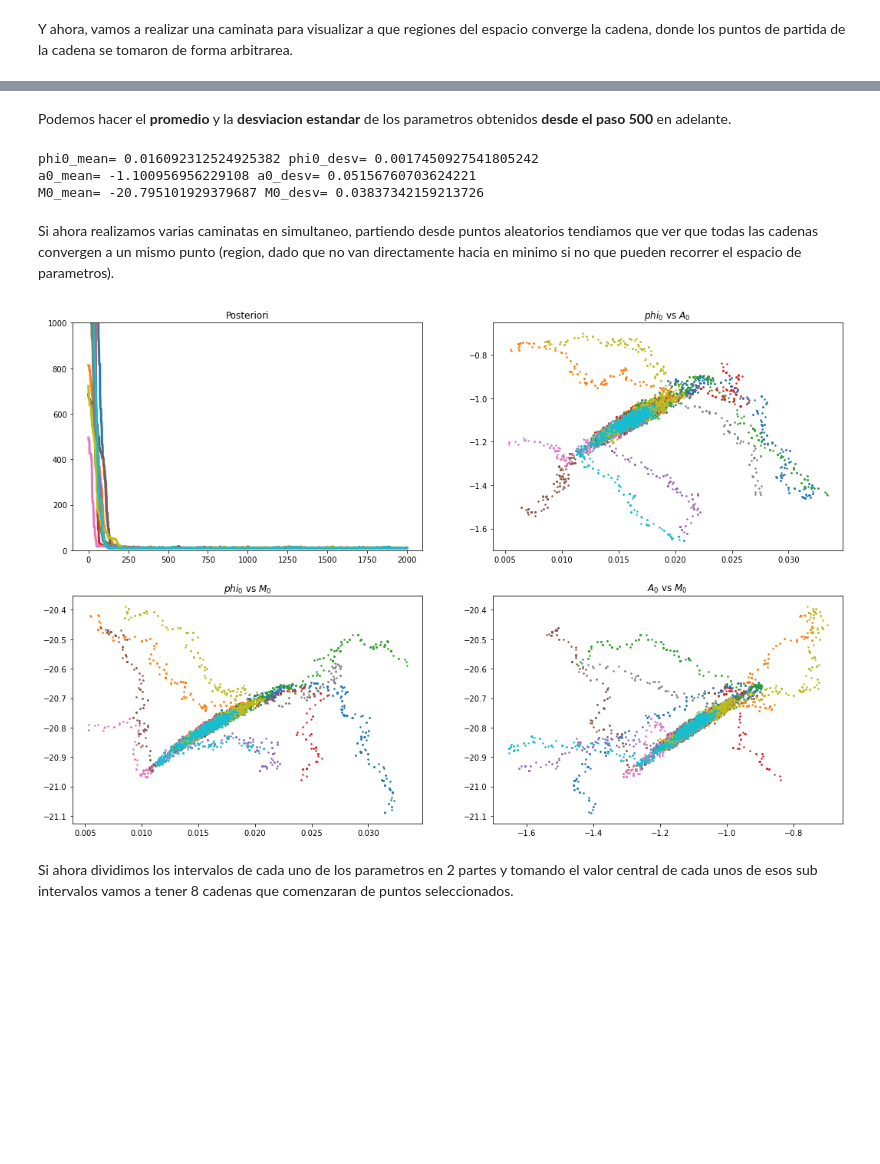
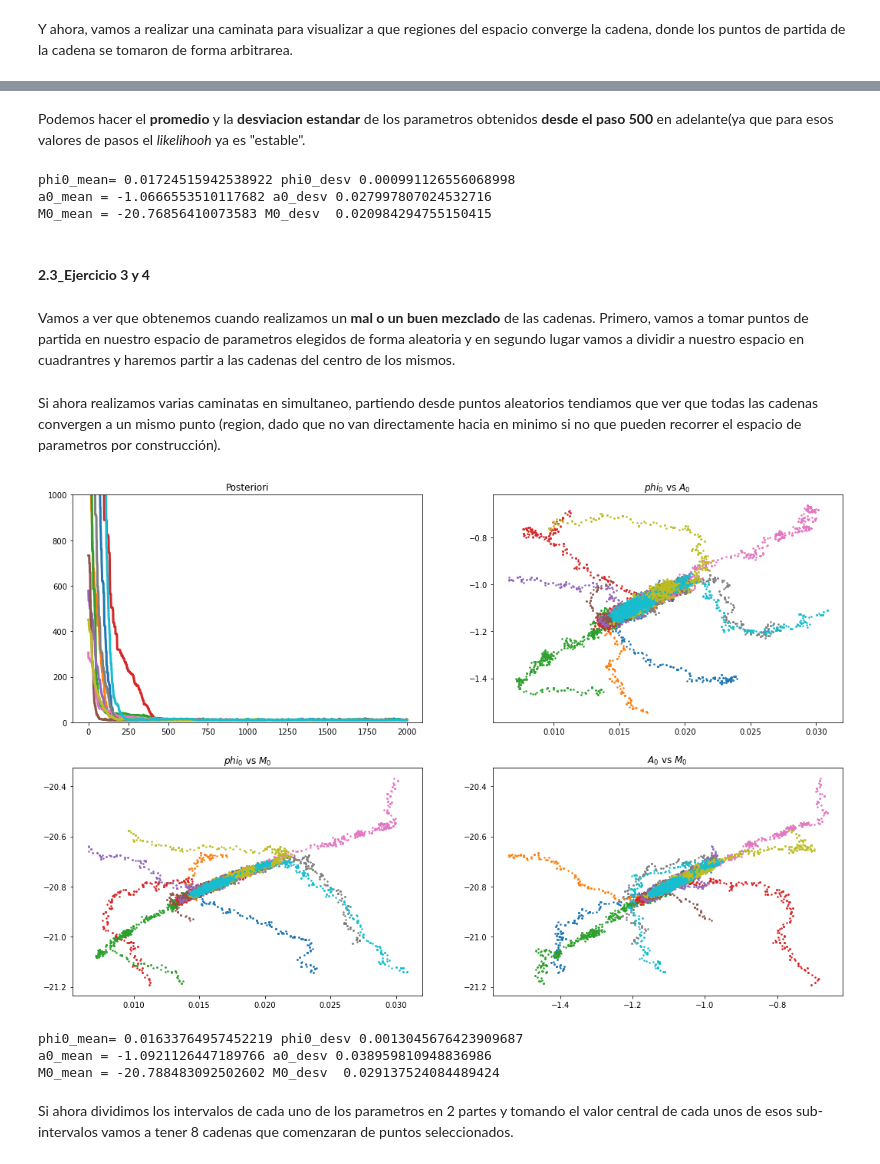
Before and after one commit to MarcosAJB00/Astrometria, a Jupyter notebook: Guia4/Practico 4.ipynb, the cells around one changed output, grey strips where cells are left out. Cells and saved outputs as stored; diff of their text form; code cells hidden in the pictures; blank space fills up the shorter version.

```diff
--- a/Guia4/Practico 4.ipynb
+++ b/Guia4/Practico 4.ipynb
@@ -262,14 +222,15 @@ def metropolis(m,f,phi0,a0,m0,N,philim,Alim,Mlim,sigma): #aca los phi0,a0 y m0 s
         param[0][0],param[0][1],param[0][2] = phi0,a0,m0
     else:
         return ('Los parametros no estan dentro de los valores permitidos')
+        return(None)
     poste = []
     rl = []
     for i in range(N-1):
         h = posteriori (m,f, param[i][0],param[i][1],param[i][2],sigma,philim,Alim,Mlim)
         poste.append(h)
-        param[i+1][0] = param[i][0] + ((np.random.rand()*2.0)-1.0)*((philim[1]-philim[0])/50)
-        param[i+1][1] = param[i][1] + ((np.random.rand()*2.0)-1.0)*((Alim[1]-Alim[0])/50)
-        param[i+1][2] = param[i][2] + ((np.random.rand()*2.0)-1.0)*((Mlim[1]-Mlim[0])/50)
+        param[i+1][0] = param[i][0] + ((np.random.rand()*2.0)-1.0)*((philim[1]-philim[0])/80)
+        param[i+1][1] = param[i][1] + ((np.random.rand()*2.0)-1.0)*((Alim[1]-Alim[0])/80)
+        param[i+1][2] = param[i][2] + ((np.random.rand()*2.0)-1.0)*((Mlim[1]-Mlim[0])/80)
         #
         if priors(param[i+1][0],param[i+1][1],param[i+1][2],philim,Alim,Mlim) == 1:
             k = posteriori (m,f, param[i+1][0],param[i+1][1],param[i+1][2],sigma,philim,Alim,Mlim)
@@ -329,55 +285,76 @@ plt.show()
 # %% [markdown]
-Podemos hacer el **promedio** y la **desviacion estandar** de los parametros obtenidos **desde el paso 500** en adelante.
+Podemos hacer el **promedio** y la **desviacion estandar** de los parametros obtenidos **desde el paso 500** en adelante(ya que para esos valores de pasos el *likelihooh* ya es "estable".
-# %%
-phi0_mean = np.mean(par[500:,0])
-phi0_desv = np.std(par[500:,0])
-a0_mean = np.mean(par[500:,1])
-a0_desv = np.std(par[500:,1])
-M0_mean = np.mean(par[500:,2])
-M0_desv = np.std(par[500:,2])
-print('phi0_mean=',phi0_mean,'phi0_desv=',phi0_desv)
-print('a0_mean=',a0_mean,'a0_desv=',a0_desv)
-print('M0_mean=',M0_mean,'M0_desv=',M0_desv)
-# %% [output]
-phi0_mean= 0.016092312524925382 phi0_desv= 0.0017450927541805242
-a0_mean= -1.100956956229108 a0_desv= 0.05156760703624221
-M0_mean= -20.795101929379687 M0_desv= 0.03837342159213726
+# %%
+phi0_mean = np.mean(par[500:,0])
+phi0_desv = np.std(par[500:,0])
+a0_mean = np.mean(par[500:,1])
+a0_desv = np.std(par[500:,1])
+M0_mean = np.mean(par[500:,2])
+M0_desv = np.std(par[500:,2])
+print('phi0_mean=',phi0_mean,'phi0_desv',phi0_desv)
+print('a0_mean =',a0_mean,'a0_desv',a0_desv)
+print('M0_mean =',M0_mean,'M0_desv ',M0_desv)
+# %% [output]
+phi0_mean= 0.01724515942538922 phi0_desv 0.000991126556068998
+a0_mean = -1.0666553510117682 a0_desv 0.027997807024532716
+M0_mean = -20.76856410073583 M0_desv  0.020984294755150415
+# %% [markdown]
+#### **2.3_Ejercicio 3 y 4**
+# %% [markdown]
+Vamos a ver que obtenemos cuando realizamos un **mal o un buen mezclado** de las cadenas. Primero, vamos a tomar puntos de partida en nuestro espacio de parametros elegidos de forma aleatoria y en segundo lugar vamos a dividir a nuestro espacio  en cuadrantres y haremos partir a las cadenas del centro de los mismos.
 # %% [markdown]
-Si ahora realizamos varias caminatas en simultaneo, partiendo desde puntos aleatorios tendiamos que ver que todas las cadenas convergen a un mismo punto (region, dado que no van directamente hacia en minimo si no que pueden recorrer el espacio de parametros).
+Si ahora realizamos varias caminatas en simultaneo, partiendo desde puntos aleatorios tendiamos que ver que todas las cadenas convergen a un mismo punto (region, dado que no van directamente hacia en minimo si no que pueden recorrer el espacio de parametros por construcción).
 # %%
 philim = [0.005,0.035]
 Alim = [-1.66,-0.66]
 Mlim = [-21.22,-20.33]
+phi0_mean = []
+a0_mean = []
+M0_mean = []
+parametros = []
+
 plt.figure(figsize = (18,12))
 for i in range(10):
     fi0 = np.random.random()*0.030+0.005
     a0 = np.random.random()*1-1.66
     m0 = np.random.random()*0.89-21.22
     pos = metropolis(df['MAG'],df['PHI'],fi0,a0,m0,2000,philim,Alim,Mlim,sigma)[0]
     par = metropolis(df['MAG'],df['PHI'],fi0,a0,m0,2000,philim,Alim,Mlim,sigma)[2]
+    parametros.append(par)
 
     plt.subplot(2,2,1)
     plt.plot(pos,'-',lw = 3)
     plt.ylim(0,1000,200)
     plt.title('Posteriori')
 
     plt.subplot(2,2,2)
     plt.plot(par[:,0],par[:,1],'.',ms = 3)
     plt.title('$phi_0$ vs $A_0$ ')
 
     plt.subplot(2,2,3)
     plt.plot(par[:,0],par[:,2],'.',ms = 3)
     plt.title('$phi_0$ vs $M_0$ ')
 
     plt.subplot(2,2,4)
     plt.plot(par[:,1],par[:,2],'.',ms = 3)
     plt.title('$A_0$ vs $M_0$ ')
 
+    phi0_mean.append(par[500:,0])
+    a0_mean.append(par[500:,1])
+    M0_mean.append(par[500:,2])
+
 plt.show()
+
+print('phi0_mean=',np.mean(phi0_mean),'phi0_desv',np.std(phi0_mean))
+print('a0_mean =',np.mean(a0_mean),'a0_desv',np.std(a0_mean))
+print('M0_mean =',np.mean(M0_mean),'M0_desv ',np.std(M0_mean))
 # %% [output]
-[figure, old version]
+[figure, new version]
+phi0_mean= 0.01633764957452219 phi0_desv 0.0013045676423909687
+a0_mean = -1.0921126447189766 a0_desv 0.038959810948836986
+M0_mean = -20.788483092502602 M0_desv  0.029137524084489424
 # %% [markdown]
-Si ahora dividimos los intervalos de cada uno de los parametros en 2 partes y tomando el valor central de cada unos de esos sub intervalos vamos a tener 8 cadenas que comenzaran de puntos seleccionados.
+Si ahora dividimos los intervalos de cada uno de los parametros en 2 partes y tomando el valor central de cada unos de esos sub-intervalos vamos a tener 8 cadenas que comenzaran de puntos seleccionados.
 # %%
 philim = [0.005,0.035]
 Alim = [-1.66,-0.66]
```
Also changed, not shown: parts of 34 cells of this notebook.
